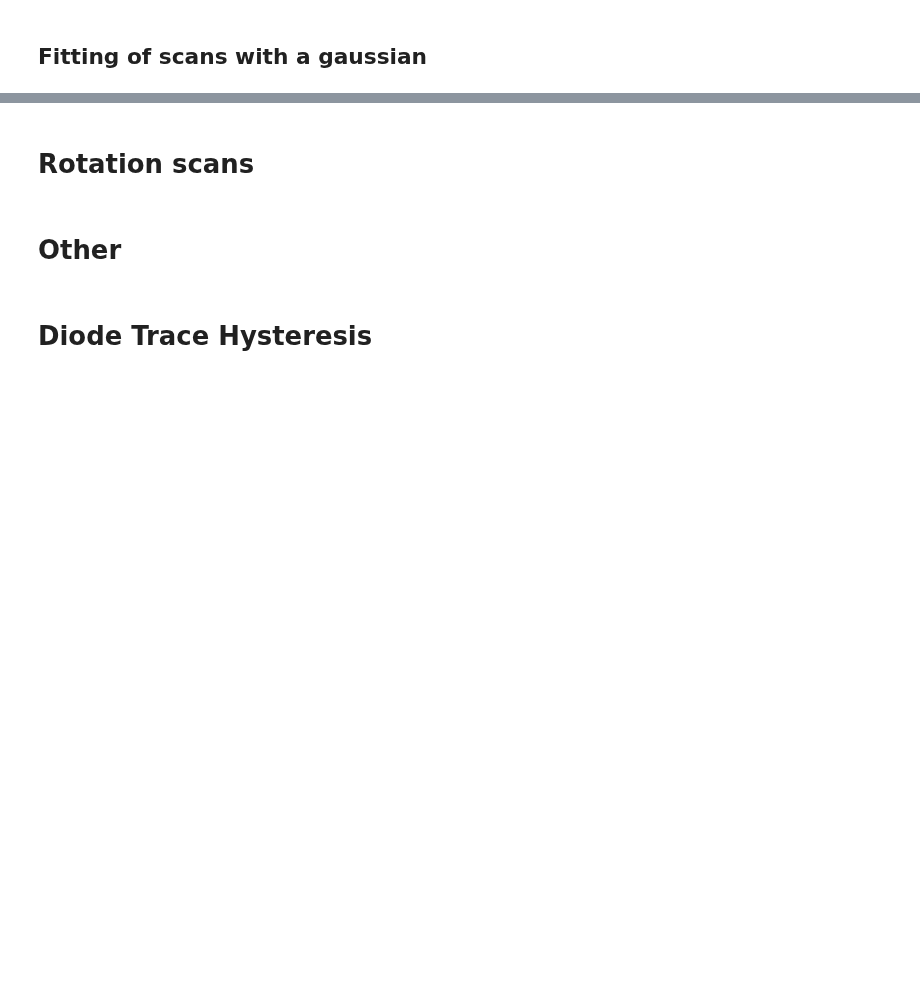
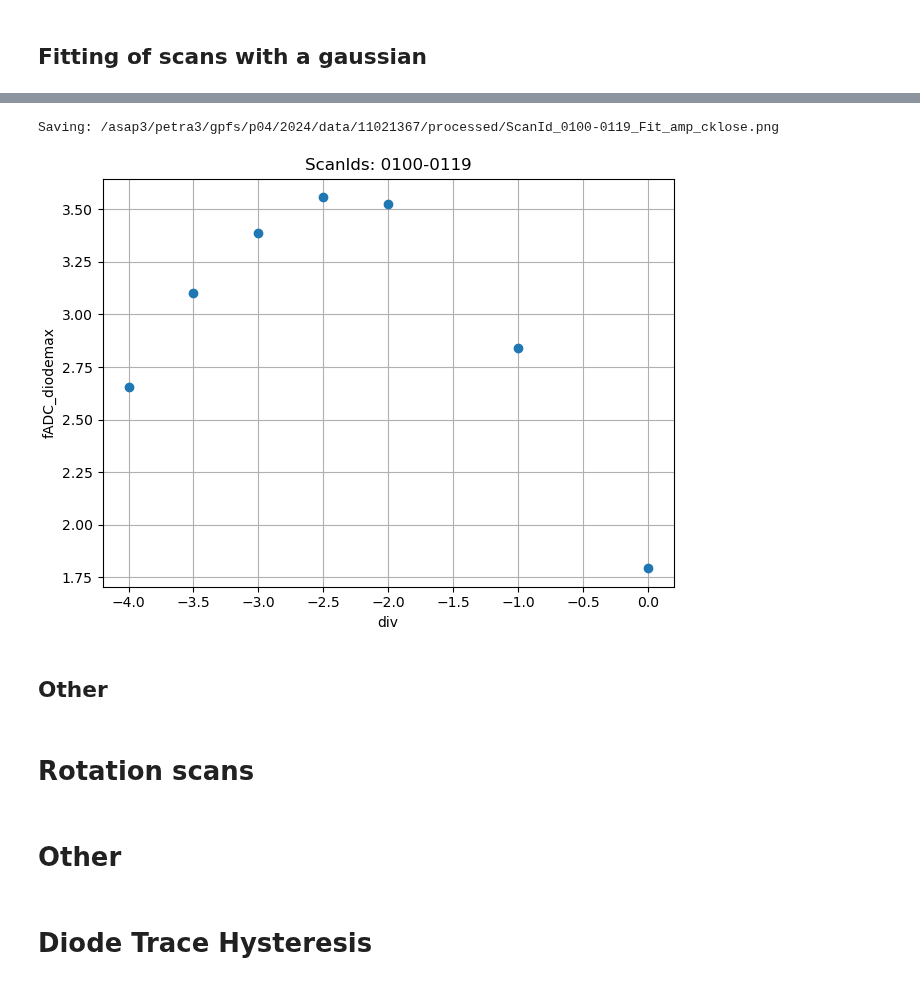
Before and after one commit to christopherklose/FTH-Phase_Retrieval, a Jupyter notebook: Diode_Scans.ipynb, the cells around one changed output, grey strips where cells are left out. Cells and saved outputs as stored; diff of their text form; code cells hidden in the pictures; blank space fills up the shorter version.

```diff
--- a/Diode_Scans.ipynb
+++ b/Diode_Scans.ipynb
@@ -320,3 +416,25 @@ plt.savefig(fname)
+# %%
+amp, x0, std, offset = zip(*popt_list)
+
+fig, ax = plt.subplots()
+ax.plot(pre_scan_values, amp, "o")
+ax.set_xlabel("div")
+ax.set_ylabel(data_key_y)
+ax.grid()
+ax.set_title(title)
+
+# Save plot
+fname = join(
+    folder_general,
+    "ScanId_%04d-%04d_Fit_amp_%s.png" % (scan_ids[0], scan_ids[-1], USER),
+)
+print("Saving: %s" % fname)
+plt.savefig(fname)
+# %% [output]
+Saving: /asap3/petra3/gpfs/p04/2024/data/11021367/processed/ScanId_0100-0119_Fit_amp_cklose.png
+[figure, added]
+# %% [markdown]
+## Other
 # %% [markdown]
 # Rotation scans
 # %%
```
Also changed, not shown: parts of 17 cells of this notebook, 3 other files.
